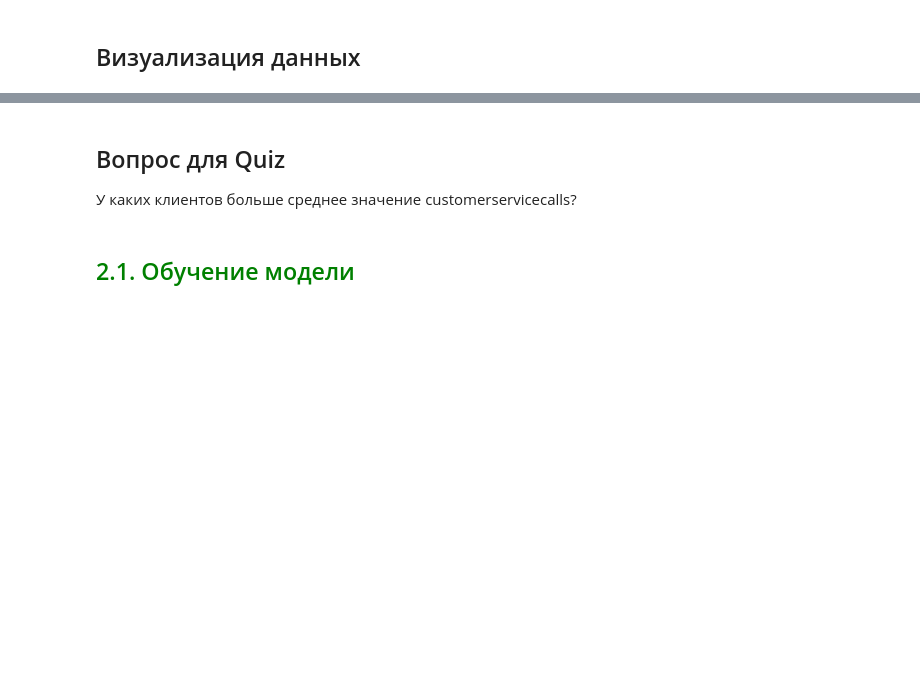
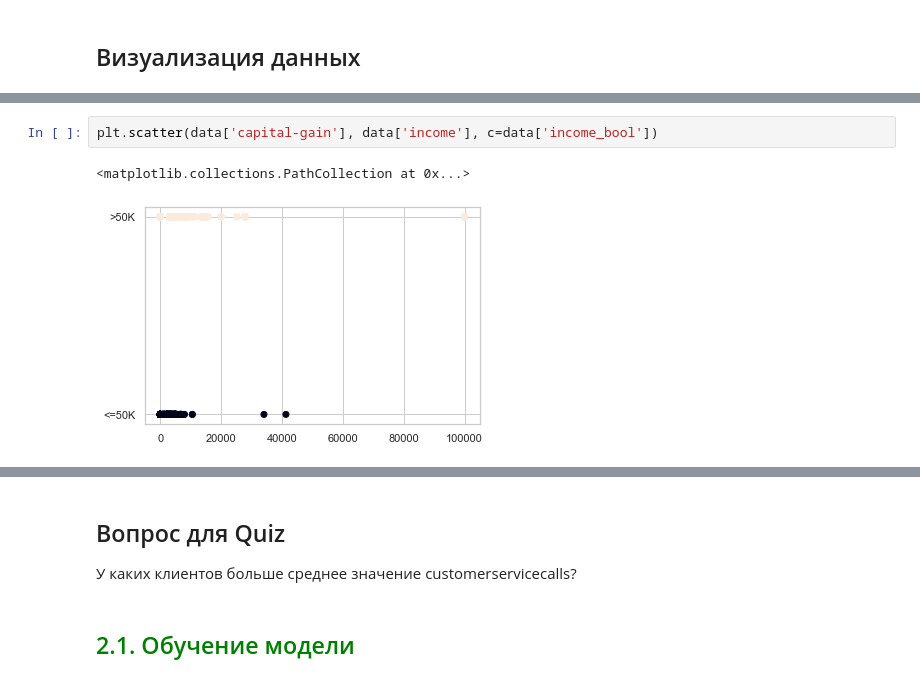
Before and after one commit to akazankina/202305_AK_Raiff_PracticalML_HSE, a Jupyter notebook: income_forecast/Raiff_EDA_modeling_income.ipynb, the cells around one changed output, grey strips where cells are left out. Cells and saved outputs as stored; diff of their text form; blank space fills up the shorter version.

```diff
--- a/income_forecast/Raiff_EDA_modeling_income.ipynb
+++ b/income_forecast/Raiff_EDA_modeling_income.ipynb
@@ -262,0 +463,5 @@ plt.scatter(data['totaldayminutes'], data['churn'], c=data['churn'])
+# %%
+plt.scatter(data['capital-gain'], data['income'], c=data['income_bool'])
+# %% [output]
+<matplotlib.collections.PathCollection at 0x...>
+[figure, added]
```
Also changed, not shown: parts of 69 cells of this notebook.
